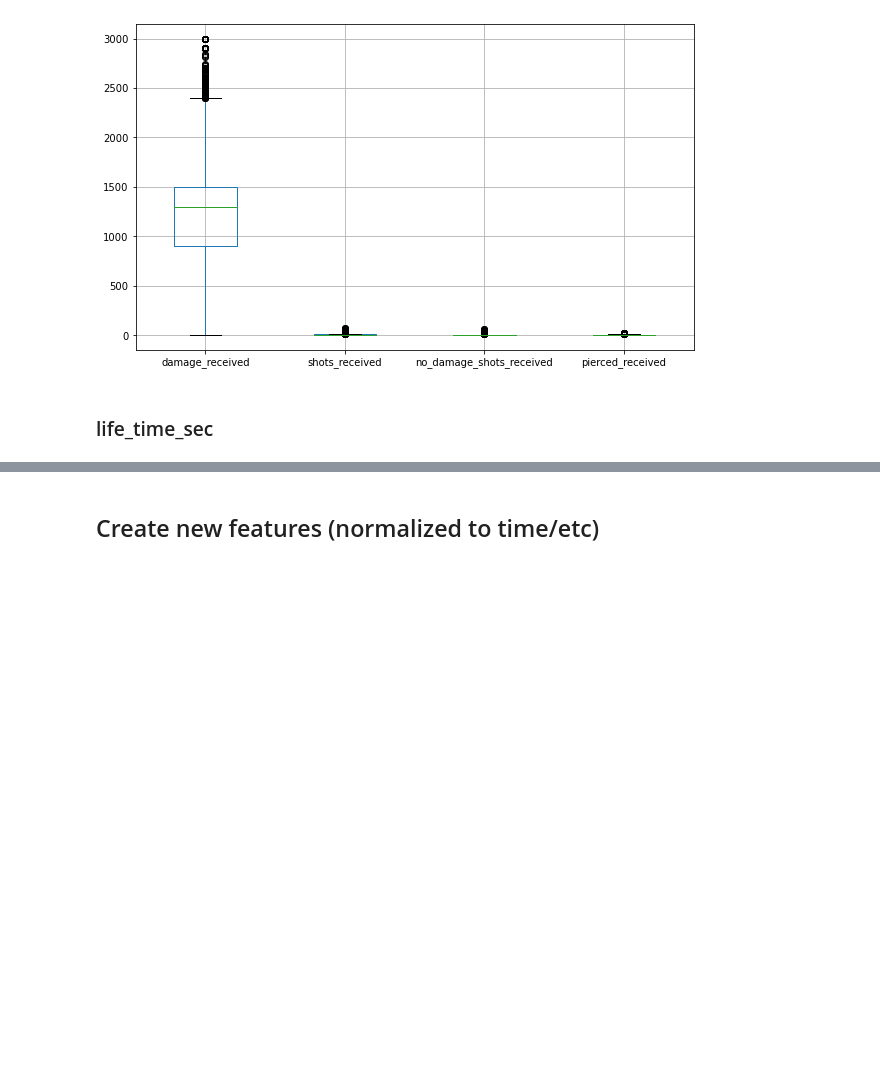
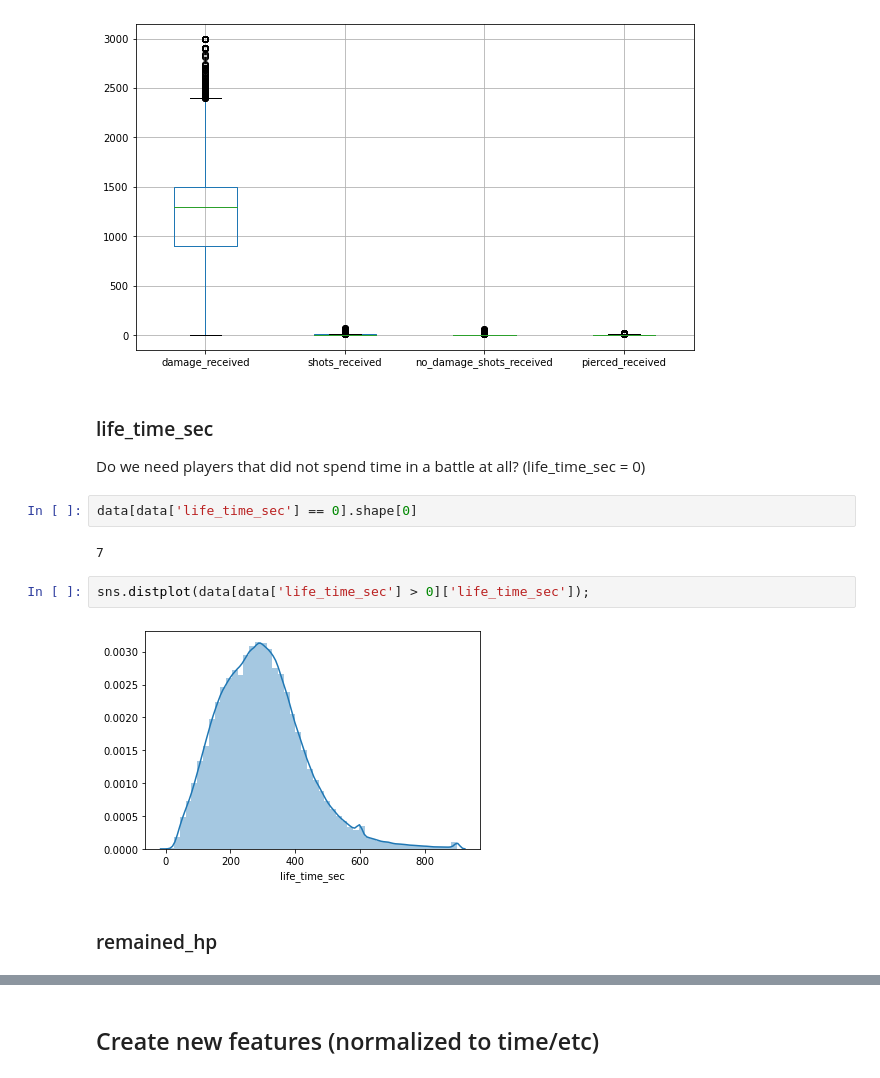
Before and after one commit to Egorka1/WG_Forge, a Jupyter notebook: WGProject.ipynb, the cells around one changed output, grey strips where cells are left out. Cells and saved outputs as stored; diff of their text form; blank space fills up the shorter version.

```diff
--- a/WGProject.ipynb
+++ b/WGProject.ipynb
@@ -429,5 +429,18 @@ data[income_params].describe()
 data[income_params].boxplot(figsize=(10, 6));
 # %% [output]
 [figure]
+# %% [markdown]
+### life_time_sec
+
+Do we need players that did not spend time in a battle at all?
+(life_time_sec = 0)
+# %%
+data[data['life_time_sec'] == 0].shape[0]
+# %% [output]
+7
+# %%
+sns.distplot(data[data['life_time_sec'] > 0]['life_time_sec']);
+# %% [output]
+[figure, added]
 # %% [markdown]
-### life_time_sec
+### remained_hp
```
Also changed, not shown: parts of 21 cells of this notebook.
